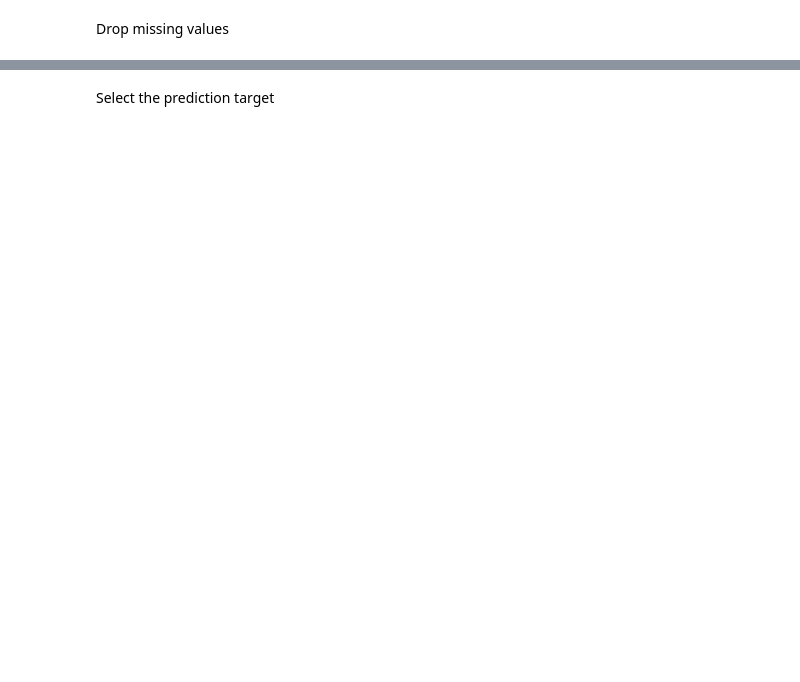
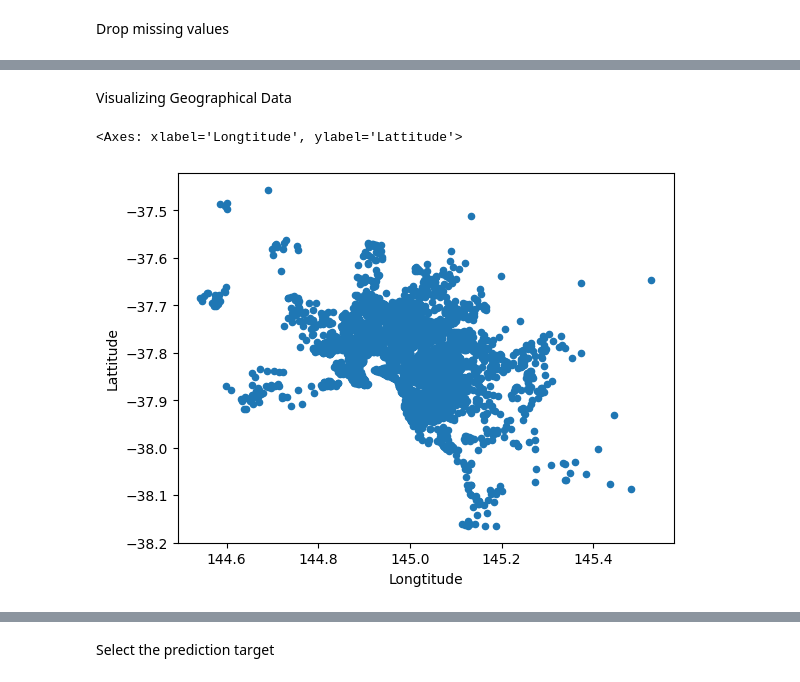
Before and after one commit to raoulraft/Network-Intelligence-Course, a Jupyter notebook: l1_melbourne_house_prices.ipynb, the cells around one changed output, grey strips where cells are left out. Drawn from its saved outputs; the diff is of its cells as text; code cells hidden in the pictures; blank space fills up the shorter version.

```diff
--- a/l1_melbourne_house_prices.ipynb
+++ b/l1_melbourne_house_prices.ipynb
@@ -22,0 +59,7 @@ melbourne_data = melbourne_data.dropna(axis=0)
+# %% [markdown]
+Visualizing Geographical Data
+# %%
+melbourne_data.plot(kind="scatter", x="Longtitude", y="Lattitude")
+# %% [output]
+<Axes: xlabel='Longtitude', ylabel='Lattitude'>
+[figure, added]
```
Also changed, not shown: parts of 14 cells of this notebook.
